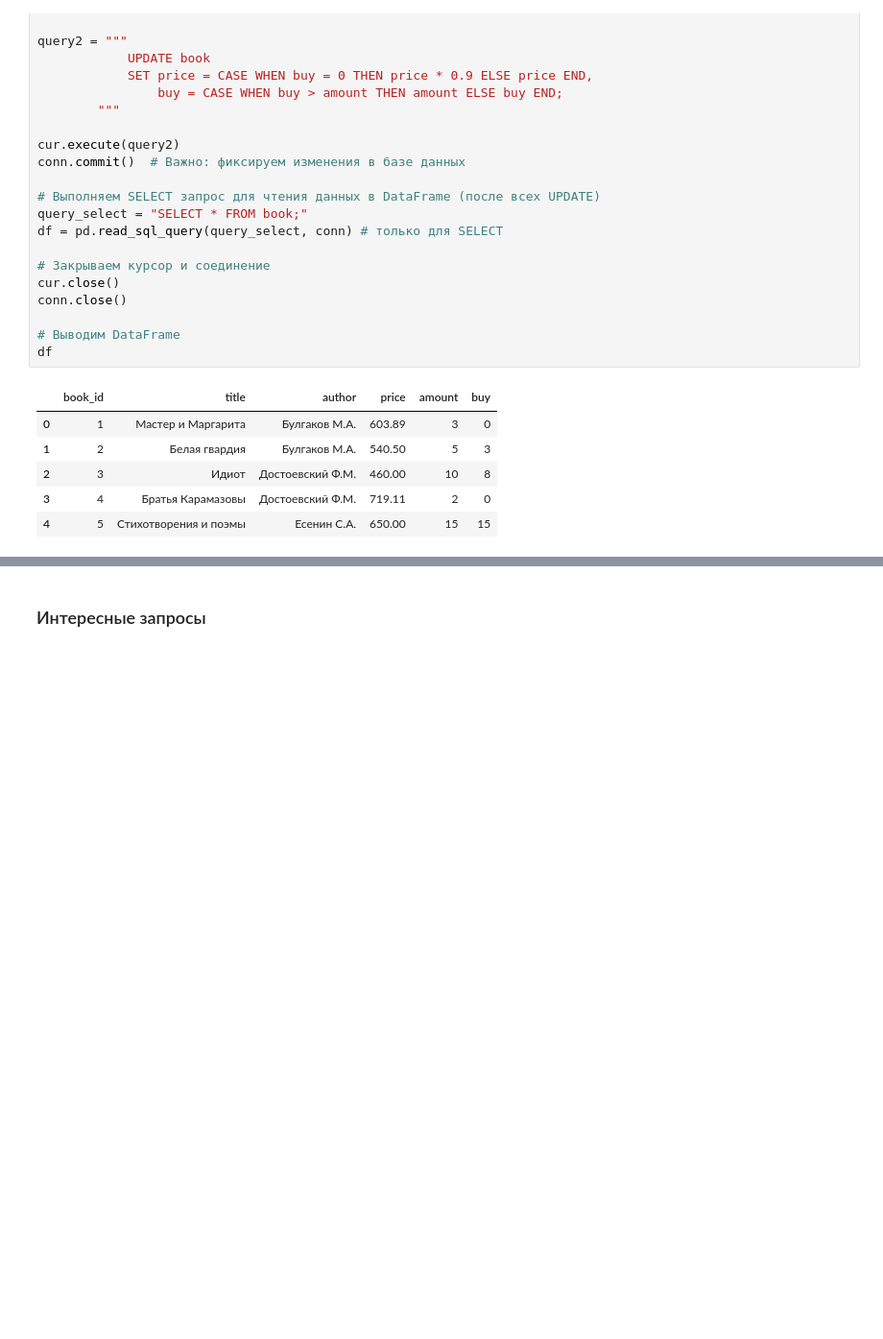
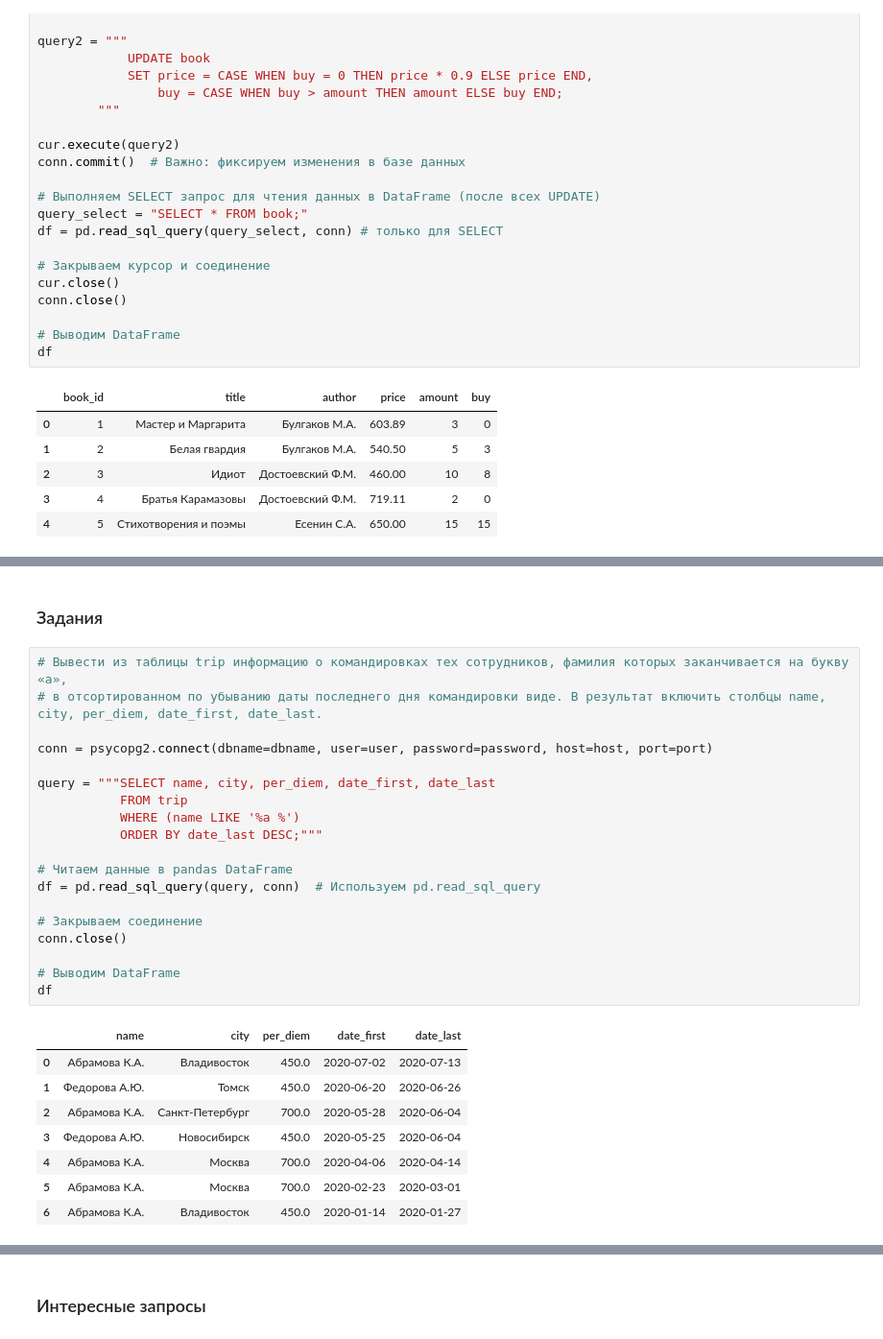
Before and after one commit to Sammik87/Miscellaneous, a Jupyter notebook: SQL.ipynb, the cells around one changed output, grey strips where cells are left out. Shown at 96% size. Cells and saved outputs as stored; diff of their text form; blank space fills up the shorter version.

```diff
--- a/SQL.ipynb
+++ b/SQL.ipynb
@@ -2140,0 +2454,30 @@ df
+# %% [markdown]
+### Задания
+# %%
+# Вывести из таблицы trip информацию о командировках тех сотрудников, фамилия которых заканчивается на букву «а»,
+# в отсортированном по убыванию даты последнего дня командировки виде. В результат включить столбцы name, city, per_diem, date_first, date_last.
+
+conn = psycopg2.connect(dbname=dbname, user=user, password=password, host=host, port=port)
+
+query = """SELECT name, city, per_diem, date_first, date_last
+           FROM trip
+           WHERE (name LIKE '%а %')
+           ORDER BY date_last DESC;"""
+
+# Читаем данные в pandas DataFrame
+df = pd.read_sql_query(query, conn)  # Используем pd.read_sql_query
+
+# Закрываем соединение
+conn.close()
+
+# Выводим DataFrame
+df
+# %% [output]
+|  | name | city | per_diem | date_first | date_last |
+| 0 | Абрамова К.А. | Владивосток | 450.0 | 2020-07-02 | 2020-07-13 |
+| 1 | Федорова А.Ю. | Томск | 450.0 | 2020-06-20 | 2020-06-26 |
+| 2 | Абрамова К.А. | Санкт-Петербург | 700.0 | 2020-05-28 | 2020-06-04 |
+| 3 | Федорова А.Ю. | Новосибирск | 450.0 | 2020-05-25 | 2020-06-04 |
+| 4 | Абрамова К.А. | Москва | 700.0 | 2020-04-06 | 2020-04-14 |
+| 5 | Абрамова К.А. | Москва | 700.0 | 2020-02-23 | 2020-03-01 |
+| 6 | Абрамова К.А. | Владивосток | 450.0 | 2020-01-14 | 2020-01-27 |
```
Also changed, not shown: parts of 29 cells of this notebook, 1 other file.
